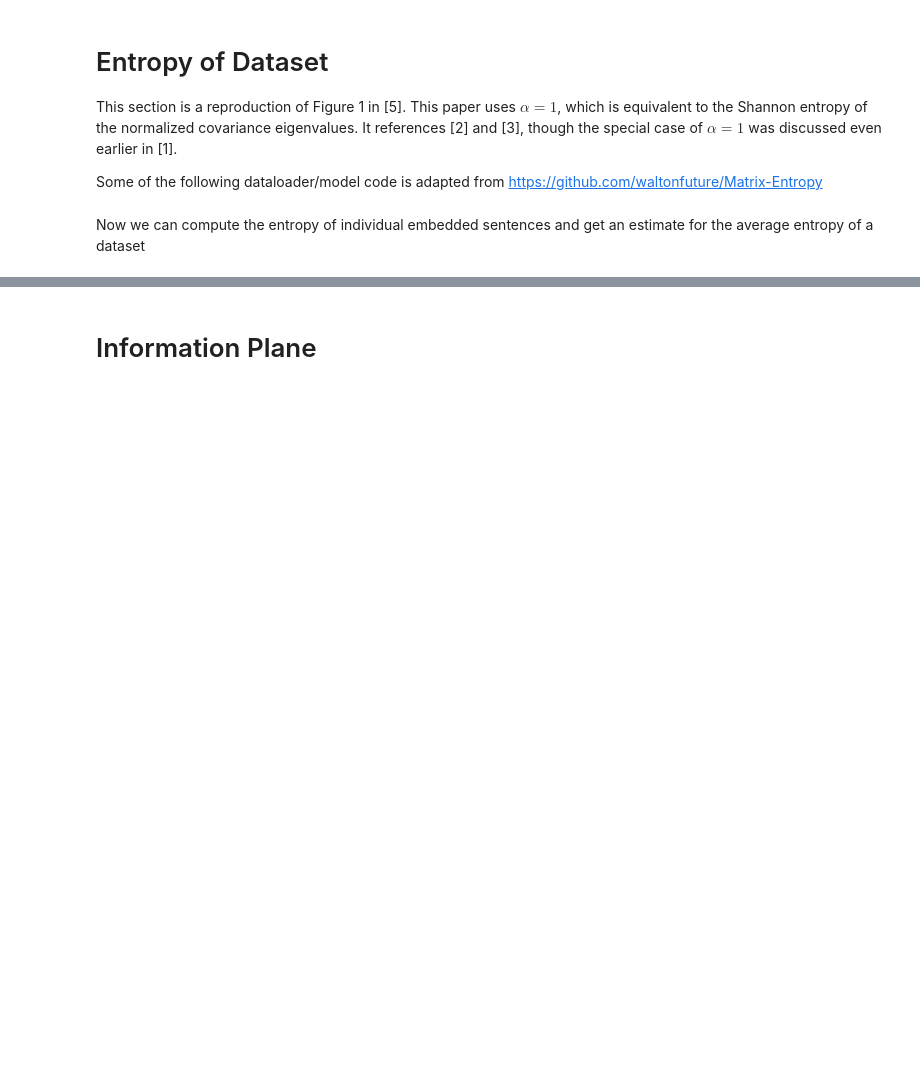
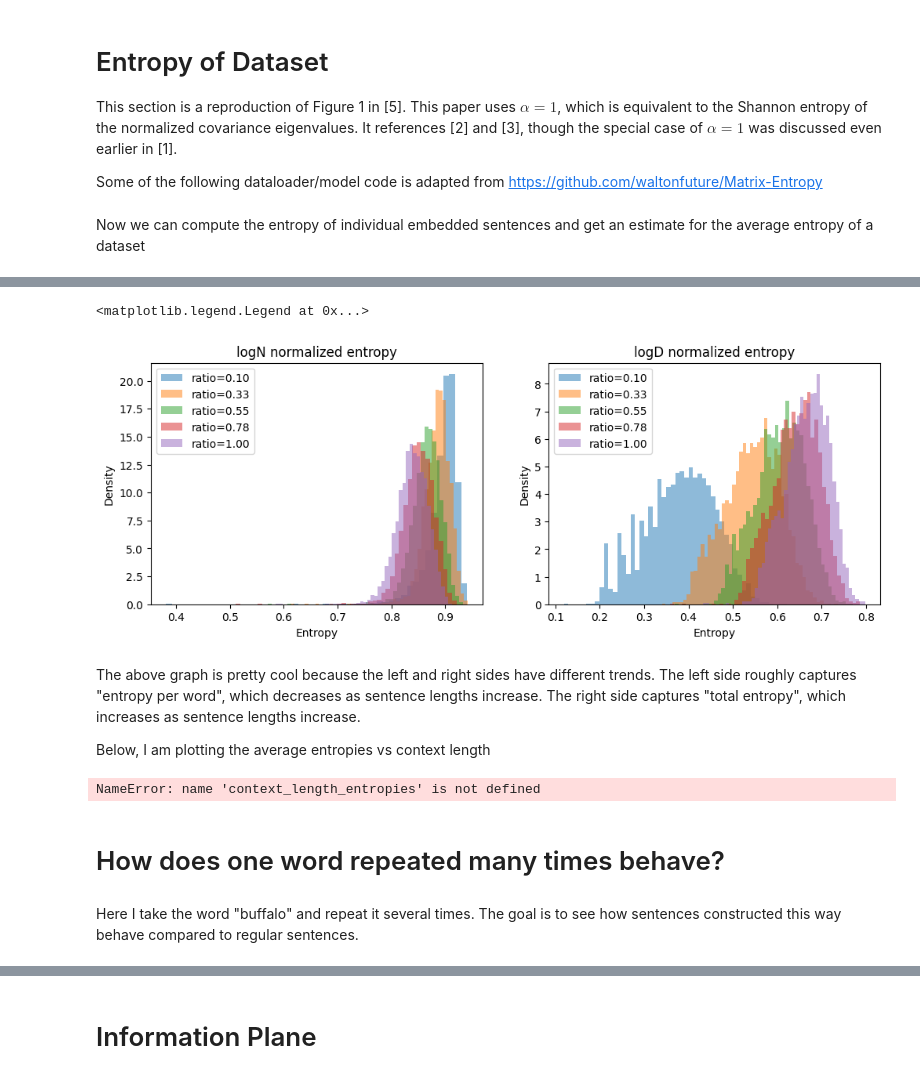
Before and after one commit to OFSkean/information_flow, a Jupyter notebook: information_plane.ipynb, the cells around one changed output, grey strips where cells are left out. Cells and saved outputs as stored; diff of their text form; code cells hidden in the pictures; blank space fills up the shorter version.

```diff
--- a/information_plane.ipynb
+++ b/information_plane.ipynb
@@ -201,0 +276,10 @@ Special tokens have been added in the vocabulary, make sure the associated word
+# %%
+import numpy as np
+
+context_length_ratios = np.linspace(0.1, 1.0, 5)
+context_length_entropies = []
+
+for context_length_ratio in context_length_ratios:
+    print(f"doing context length of {context_length_ratio}")
+    dataset = get_dataloader(tokenizer, "wikitext", split="train", context_length_ratio=context_length_ratio, min_length=50)
+    context_length_entropies.append(compute_entropies_for_each_sentence(model, dataset, alpha=1))
@@ -201,0 +292,45 @@ Special tokens have been added in the vocabulary, make sure the associated word
+# %%
+# plot the average entropy vs context length increases
+fig, ax = plt.subplots(1, 2, figsize=(12, 4))
+for context_length_ratio, context_length_entropy in zip(context_length_ratios, context_length_entropies):
+    ax[0].hist(context_length_entropy['logN_normalized'], bins=50, density=True, alpha=0.5, label=f"ratio={context_length_ratio:.2f}")
+    ax[1].hist(context_length_entropy['logD_normalized'], bins=50, density=True, alpha=0.5, label=f"ratio={context_length_ratio:.2f}")
+
+ax[0].set_title('logN normalized entropy')
+ax[0].set_xlabel("Entropy")
+ax[0].set_ylabel("Density")
+ax[0].legend()
+
+ax[1].set_title('logD normalized entropy')
+ax[1].set_xlabel("Entropy")
+ax[1].set_ylabel("Density")
+ax[1].legend()
+# %% [output]
+<matplotlib.legend.Legend at 0x...>
+[figure, added]
+# %% [markdown]
+The above graph is pretty cool because the left and right sides have different trends. The left side roughly captures "entropy per word", which decreases as sentence lengths increase. The right side captures "total entropy", which increases as sentence lengths increase.
+
+Below, I am plotting the average entropies vs context length
+# %%
+average_logD_entropies = [np.mean(context_length_entropy['logD_normalized']) for context_length_entropy in context_length_entropies]
+average_logN_enropies = [np.mean(context_length_entropy['logN_normalized']) for context_length_entropy in context_length_entropies]
+average_unnormalized_entropies = [np.mean(context_length_entropy['unnormalized']) for context_length_entropy in context_length_entropies]
+
+fig, axes = plt.subplots(2, 2, figsize=(8,8))
+keys = ['logN_normalized', 'logD_normalized', 'unnormalized', 'logNlogD_normalized']
+for ax, key in zip(axes.flatten(), keys):
+    average_entropy = [np.mean(context_length_entropy[key]) for context_length_entropy in context_length_entropies]
+    ax.plot(context_length_ratios, average_entropy)
+    ax.set_title(key)
+    ax.set_xlabel("context length ratio")
+    ax.set_ylabel("Average Entropy")
+
+plt.tight_layout()
+plt.show()
+# %% [output]
+NameError: name 'context_length_entropies' is not defined
+# %% [markdown]
+# How does one word repeated many times behave?
+# %% [markdown]
+Here I take the word "buffalo" and repeat it several times. The goal is to see how sentences constructed this way behave compared to regular sentences.
```
Also changed, not shown: parts of 27 cells of this notebook.
